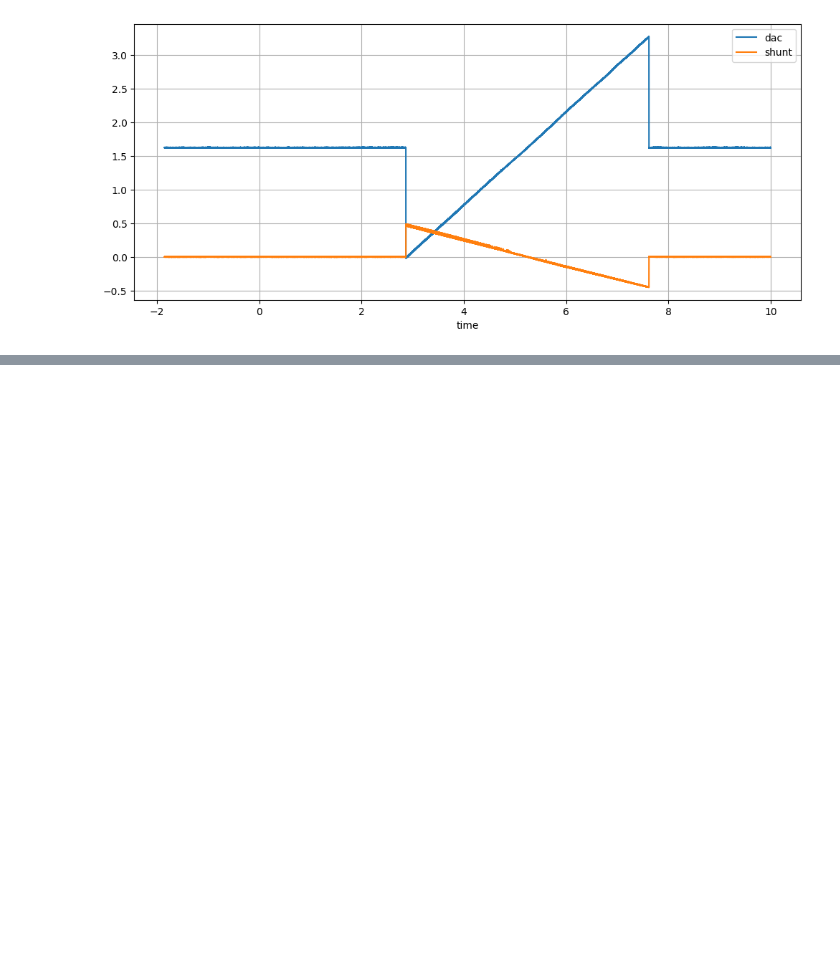
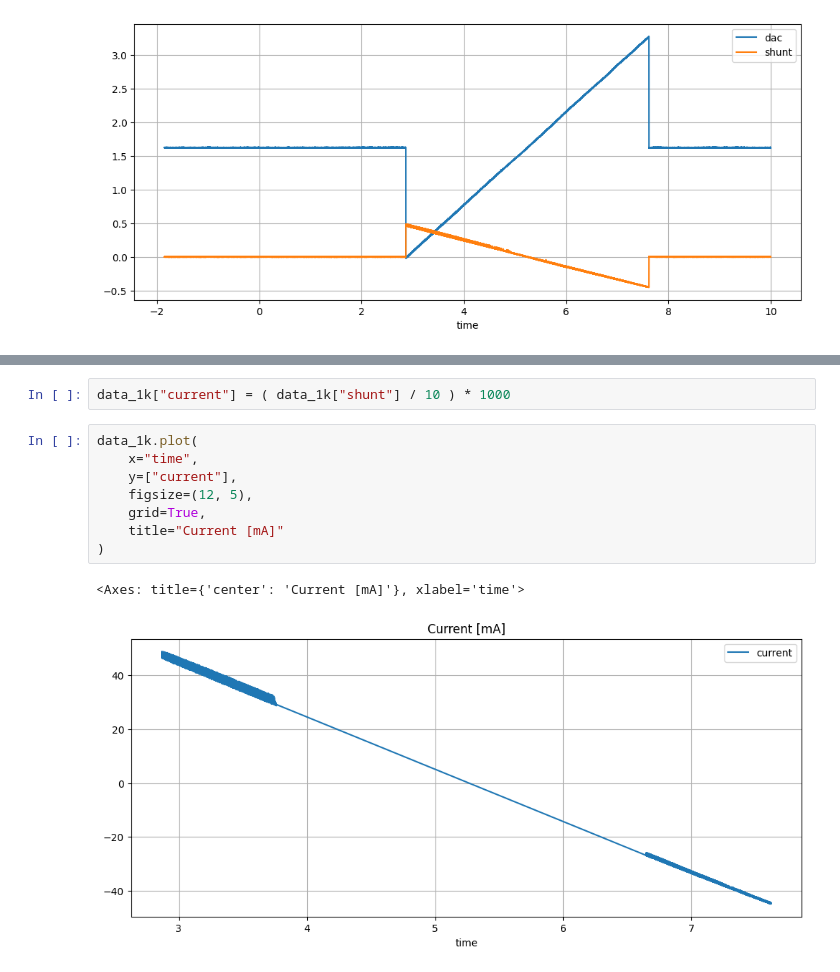
Before and after one commit to import-tiago/FEI, a Jupyter notebook: MSc/PEL309/Analysis/PEL309.ipynb, the cells around one changed output, grey strips where cells are left out. Saved outputs shown, nothing was run; the diff lists cells and outputs as text; blank space fills up the shorter version.

```diff
--- a/MSc/PEL309/Analysis/PEL309.ipynb
+++ b/MSc/PEL309/Analysis/PEL309.ipynb
@@ -29,0 +62,13 @@ data_1k.plot(
+# %%
+data_1k["current"] = ( data_1k["shunt"] / 10 ) * 1000
+# %%
+data_1k.plot(
+    x="time",
+    y=["current"],
+    figsize=(12, 5),
+    grid=True,
+    title="Current [mA]"
+)
+# %% [output]
+<Axes: title={'center': 'Current [mA]'}, xlabel='time'>
+[figure, added]
```
Also changed, not shown: parts of 2 cells of this notebook.
